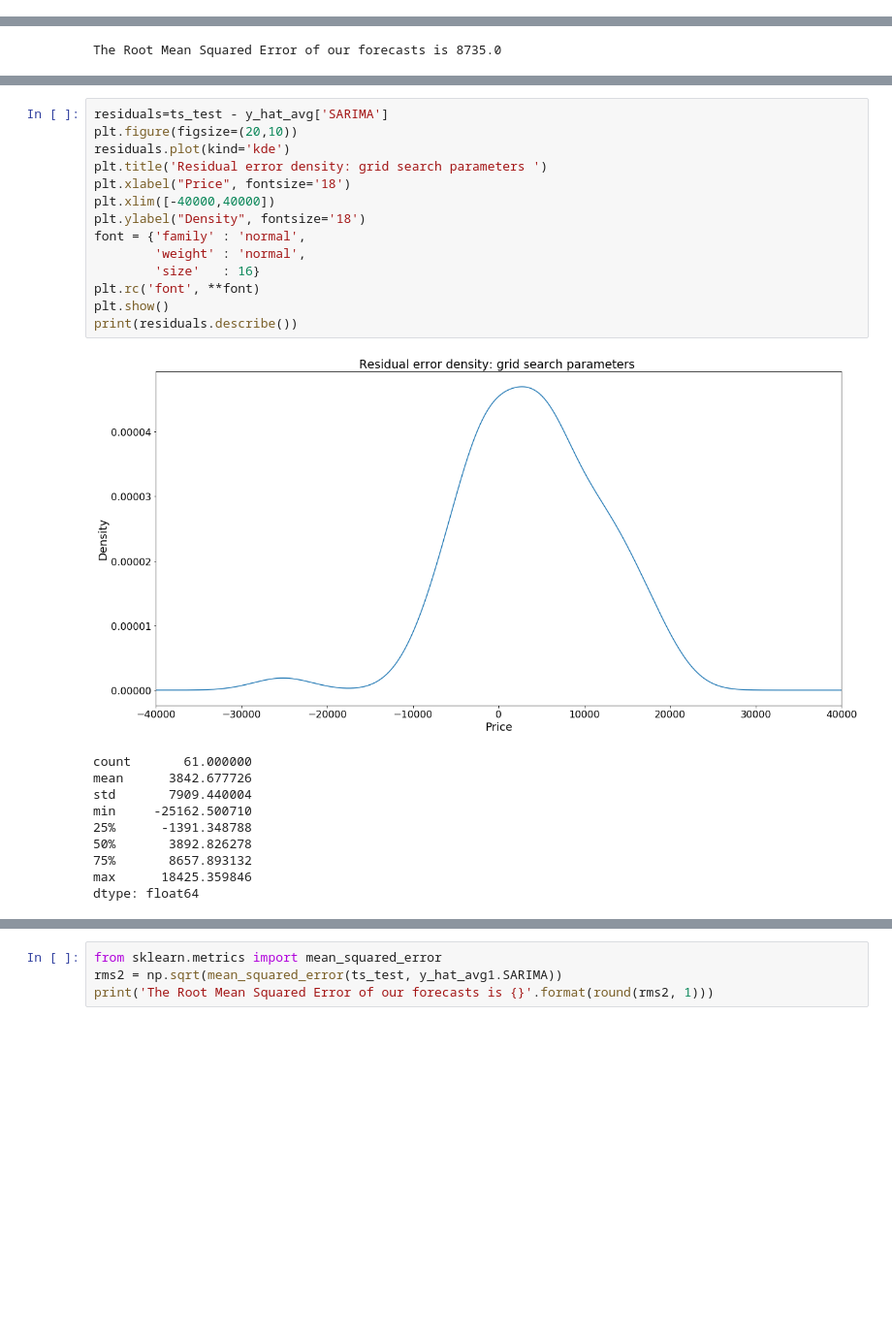
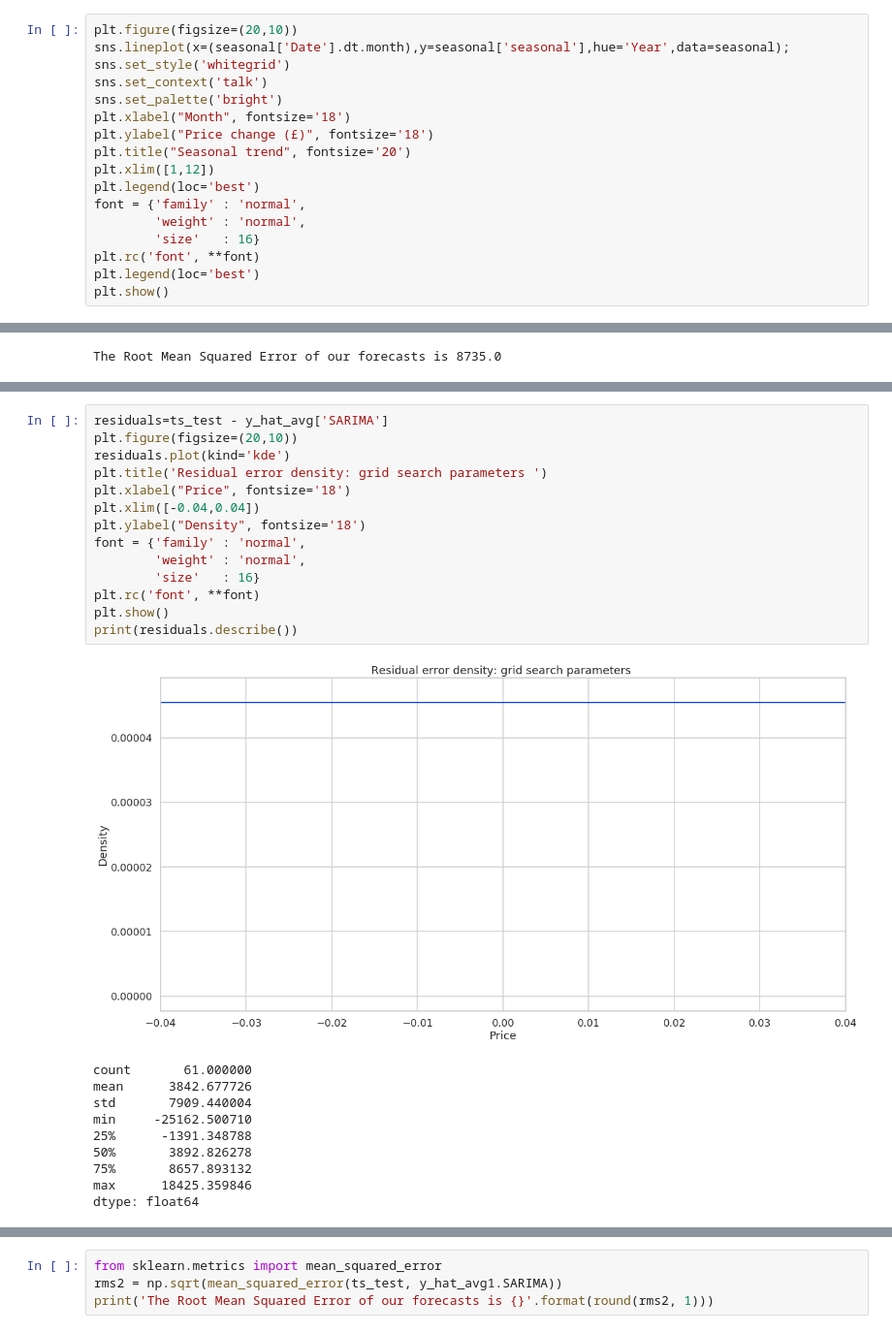
Before and after one commit to risdallseis/Cardiff_house_sales, a Jupyter notebook: cardiff_monthly_time_series.ipynb, the cells around one changed output, grey strips where cells are left out. Shown at 97% size. Drawn from its saved outputs; the diff is of its cells as text; blank space fills up the shorter version.

```diff
--- a/cardiff_monthly_time_series.ipynb
+++ b/cardiff_monthly_time_series.ipynb
@@ -243,0 +228,17 @@ There is a obvious seasonal trend in the data, with peak prices occuring in Augu
+# %%
+plt.figure(figsize=(20,10))
+sns.lineplot(x=(seasonal['Date'].dt.month),y=seasonal['seasonal'],hue='Year',data=seasonal);
+sns.set_style('whitegrid')
+sns.set_context('talk')
+sns.set_palette('bright')
+plt.xlabel("Month", fontsize='18')
+plt.ylabel("Price change (£)", fontsize='18')
+plt.title("Seasonal trend", fontsize='20')
+plt.xlim([1,12])
+plt.legend(loc='best')
+font = {'family' : 'normal',
+        'weight' : 'normal',
+        'size'   : 16}
+plt.rc('font', **font)
+plt.legend(loc='best')
+plt.show()
@@ -351,19 +392,19 @@ The Root Mean Squared Error of our forecasts is 8735.0
 # %%
 residuals=ts_test - y_hat_avg['SARIMA']
 plt.figure(figsize=(20,10))
 residuals.plot(kind='kde')
 plt.title('Residual error density: grid search parameters ')
 plt.xlabel("Price", fontsize='18')
-plt.xlim([-40000,40000])
+plt.xlim([-0.04,0.04])
 plt.ylabel("Density", fontsize='18')
 font = {'family' : 'normal',
         'weight' : 'normal',
         'size'   : 16}
 plt.rc('font', **font)
 plt.show()
 print(residuals.describe())
 # %% [output]
-[figure, old version]
+[figure, new version]
 count       61.000000
 mean      3842.677726
 std       7909.440004
```
Also changed, not shown: parts of 33 cells of this notebook.
